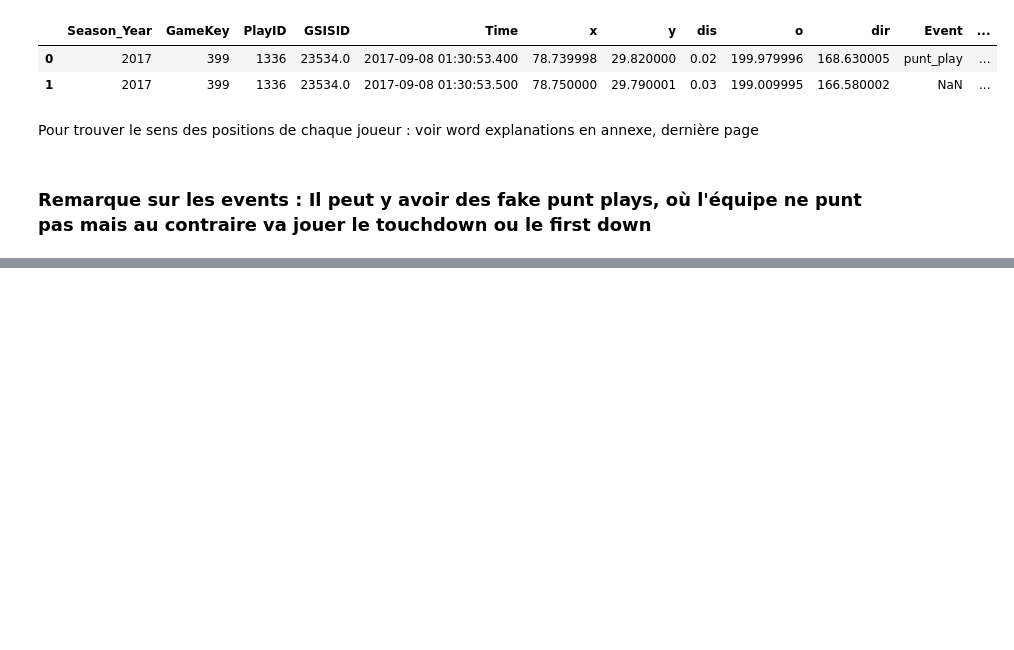
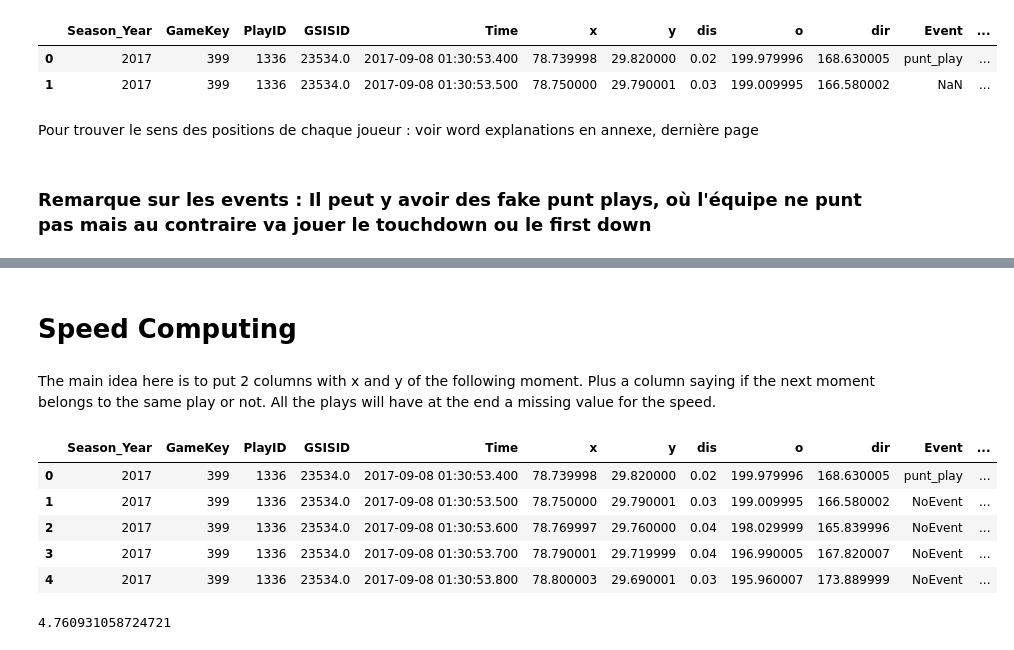
Before and after one commit to MerlinLaffitte/NFL, a Jupyter notebook: analyse.ipynb, the cells around one changed output, grey strips where cells are left out. Drawn from its saved outputs; the diff is of its cells as text; code cells hidden in the pictures; blank space fills up the shorter version.

Commit message:
Speed computed.

```diff
--- a/analyse.ipynb
+++ b/analyse.ipynb
@@ -258,0 +278,23 @@ plays_selected_players.sort_values (['Season_Year','GameKey', 'PlayID', 'GSISID'
+# %%
+plays_selected_players['Event'].fillna("NoEvent", inplace =True)
+# %% [markdown]
+# Speed Computing
+# %% [markdown]
+The main idea here is to put 2 columns with x and y of the following moment. Plus a column saying if the next moment belongs to the same play or not. All the plays will have at the end a missing value for the speed.
+# %%
+plays_selected_players["next_x"] = plays_selected_players['x'].shift(-1)
+plays_selected_players["next_y"] = plays_selected_players['y'].shift(-1)
+plays_selected_players["SamePlayer_SamePlay"] = abs(plays_selected_players['GameKey']-\
+                                                    plays_selected_players['GameKey'].shift(-1))+ \
+                                                abs(plays_selected_players['PlayID']-\
+                                                    plays_selected_players['PlayID'].shift(-1))+ \
+                                                abs(plays_selected_players['GSISID']- \
+                                                    plays_selected_players['GSISID'].shift(-1))
+plays_selected_players.head(5)
+# %% [output]
+|  | Season_Year | GameKey | PlayID | GSISID | Time | x | y | dis | o | dir | Event | ... |
+| 0 | 2017 | 399 | 1336 | 23534.0 | 2017-09-08 01:30:53.400 | 78.739998 | 29.820000 | 0.02 | 199.979996 | 168.630005 | punt_play | ... |
+| 1 | 2017 | 399 | 1336 | 23534.0 | 2017-09-08 01:30:53.500 | 78.750000 | 29.790001 | 0.03 | 199.009995 | 166.580002 | NoEvent | ... |
+| 2 | 2017 | 399 | 1336 | 23534.0 | 2017-09-08 01:30:53.600 | 78.769997 | 29.760000 | 0.04 | 198.029999 | 165.839996 | NoEvent | ... |
+| 3 | 2017 | 399 | 1336 | 23534.0 | 2017-09-08 01:30:53.700 | 78.790001 | 29.719999 | 0.04 | 196.990005 | 167.820007 | NoEvent | ... |
+| 4 | 2017 | 399 | 1336 | 23534.0 | 2017-09-08 01:30:53.800 | 78.800003 | 29.690001 | 0.03 | 195.960007 | 173.889999 | NoEvent | ... |
@@ -258,0 +309,6 @@ plays_selected_players.sort_values (['Season_Year','GameKey', 'PlayID', 'GSISID'
+# %%
+time1 = time.time()
+plays_selected_players["speed"] = plays_selected_players.apply(lambda x: compute_speed(x), axis= 1)
+print((time.time()-time1)/60)
+# %% [output]
+4.760931058724721
```
Also changed, not shown: parts of 13 cells of this notebook.
